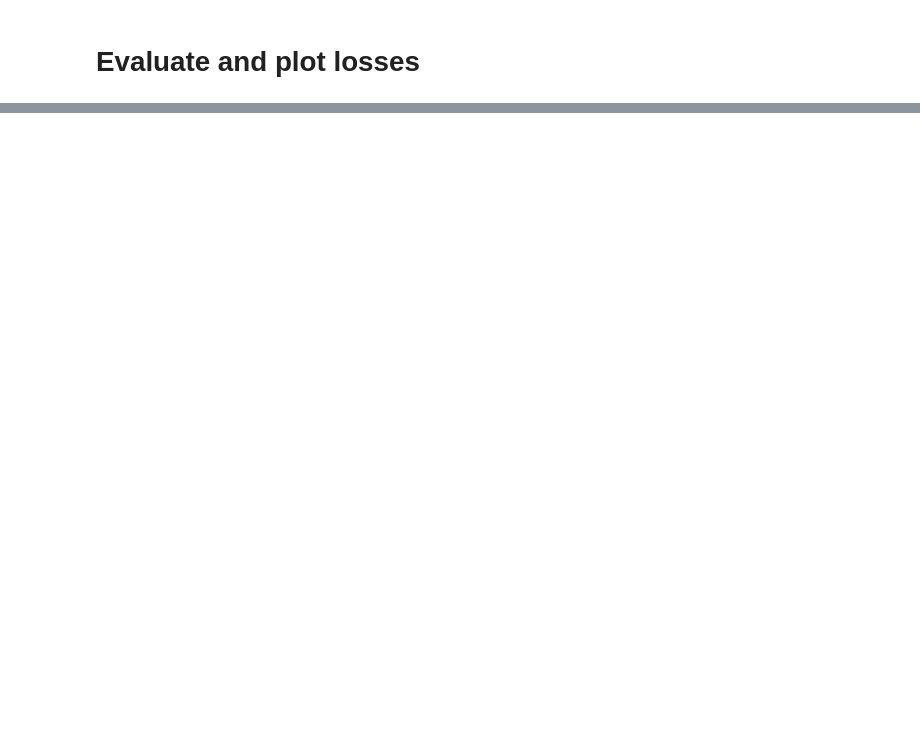
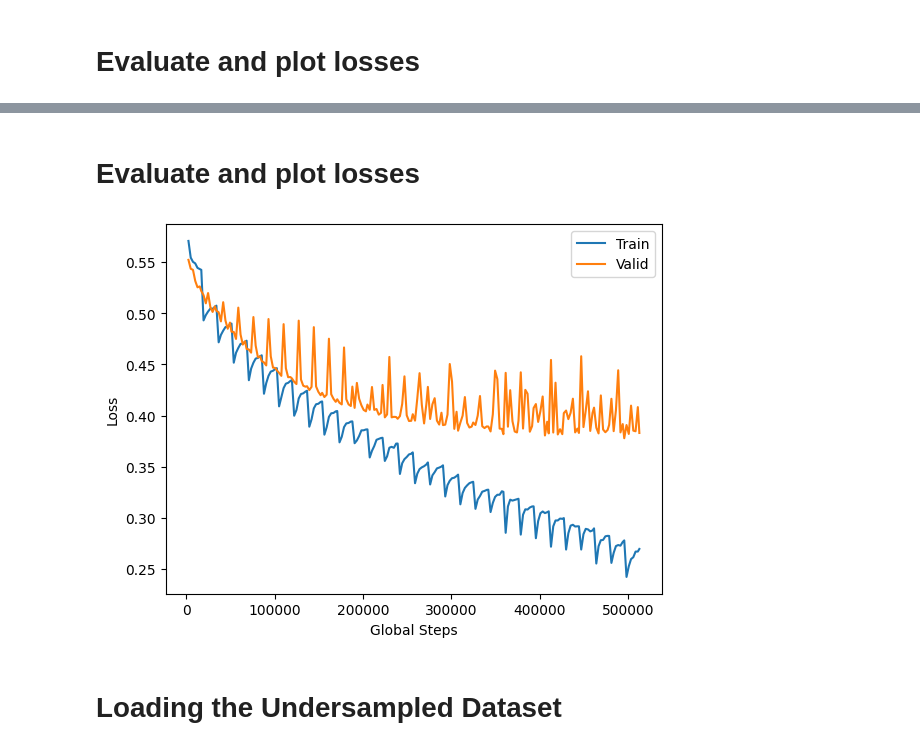
Before and after one commit to Tej-Deep/Deep_Learning_ECGclassification, a Jupyter notebook: MMCNN_ATT.ipynb, the cells around one changed output, grey strips where cells are left out. Saved outputs shown, nothing was run; the diff lists cells and outputs as text; code cells hidden in the pictures; blank space fills up the shorter version.

```diff
--- a/MMCNN_ATT.ipynb
+++ b/MMCNN_ATT.ipynb
@@ -91,0 +94,12 @@ rename_with_acc(SAVE_NAME, SAVE_DIR, test_acc)
+# %%
+EPOCH = 30
+SAVE_NAME = 'MMCNN_ATT_epoch_30_lowerlr'
+
+
+model = MMCNN_ATT().to(device)
+lr = 0.00002
+
+train_accs, valid_accs, test_acc = trainer(model, train_loader, test_loader, valid_loader, lr = lr, num_epochs = EPOCH, save_dir=SAVE_DIR, model_save_name=SAVE_NAME)
+
+# model = train_RNN(EPOCH, train_loader, valid_loader, model,
+#                   criterion, optimizer, device=device, save_dir=SAVE_DIR, model_save_name=SAVE_NAME)
@@ -91,0 +124,10 @@ rename_with_acc(SAVE_NAME, SAVE_DIR, test_acc)
+# %% [markdown]
+# Evaluate and plot losses
+# %%
+# test_accuracy = evaluate_RNN(model, test_loader)
+plot_losses(save_dir=SAVE_DIR, metrics_save_name=SAVE_NAME)
+rename_with_acc(SAVE_NAME, SAVE_DIR, test_acc)
+# %% [output]
+[figure, added]
+# %% [markdown]
+# Loading the Undersampled Dataset
```
Also changed, not shown: parts of 12 cells of this notebook, 5 other files.
